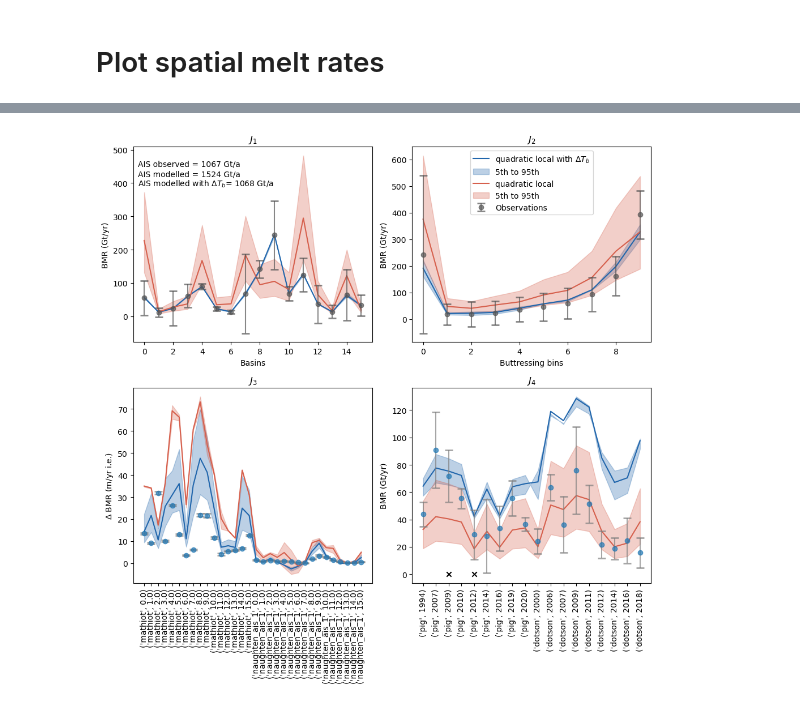
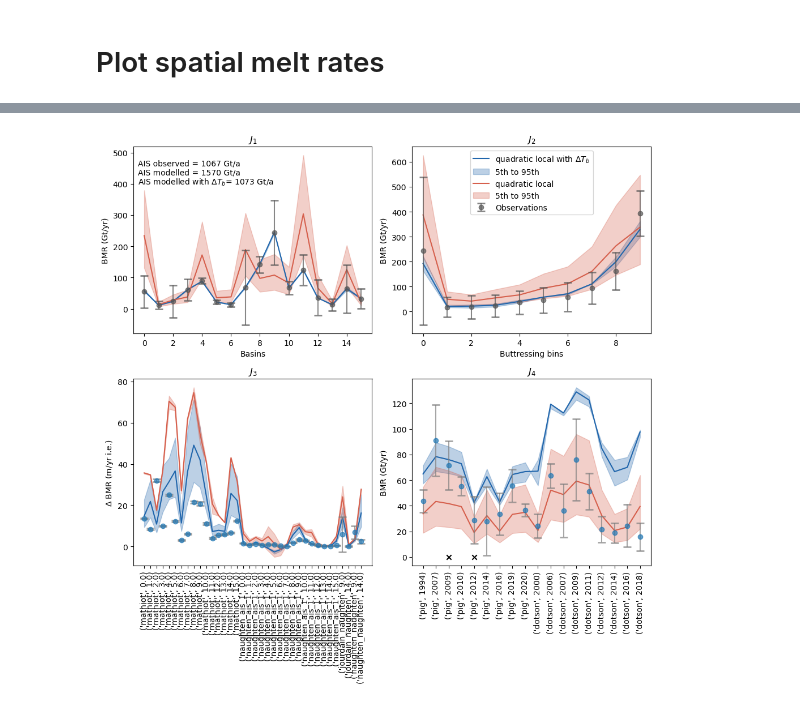
Before and after one commit to ismip/ismip7-antarctic-ocean-forcing, a Jupyter notebook: parameterisations/parameter_selection_quadratic_example.ipynb, the cells around one changed output, grey strips where cells are left out. Drawn from its saved outputs; the diff is of its cells as text; code cells hidden in the pictures.

Commit message:
Update quadratic example with new modelling target data

```diff
--- a/parameterisations/parameter_selection_quadratic_example.ipynb
+++ b/parameterisations/parameter_selection_quadratic_example.ipynb
@@ -452,8 +464,11 @@ t3_weights = xr.DataArray(
             "basins": t3_model.basins.values}
 )
 
-# only use mathiot, and naughten_ais_1
-t3_weights = t3_weights.where((t3_weights.model == "mathiot") | (t3_weights.model == "naughten_ais_1"), other=0)
+# only use mathiot, naughten_ais_1, jourdain_naughten and naughten_naughten
+t3_weights = t3_weights.where(
+    (t3_weights.model == "mathiot") | (t3_weights.model == "naughten_ais_1") |
+    (t3_weights.model == "jourdain_naughten") | (t3_weights.model == "naughten_naughten")
+    , other=0)
 
 # Test other weights, for example:
 #t3_weights = t3_weights.where(t3_weights.model == "timmermann", other=0)
@@ -462,10 +477,8 @@ t3_weights = t3_weights.where((t3_weights.model == "mathiot") | (t3_weights.mode
 #                               (t1_weights.basins==14) |
 #                               (t1_weights.basins==7) |
 #                               (t1_weights.basins==4), other=0)
-#
 # Only sample Amundsen Sea
 #t3_weights = t3_weights.where( (t1_weights.basins==9) , other=0)
-#
 # Remove term 3 completely
 #t3_weights = t3_weights*0
 # %%
@@ -1148,3 +1177,22 @@ Naughten_FESOM_ACCESS_warm_
+# %%
+# set outside of Weddell Sea to nan
+for model in ["timmermann","naughten_ws_1", "naughten_ws_2"]:
+    cold_results = cold_results.where( (cold_results.model!=model )| (cold_results.basins == 14), np.nan)
+    warm_results = warm_results.where( (warm_results.model!=model )| (warm_results.basins == 14), np.nan)
+
+
+# set outside of ASE to nan
+for model in ["naughten_ase_1","naughten_ase_2","naughten_ase_3","naughten_ase_4",
+             "naughten_ase_5","naughten_ase_6","naughten_ase_7","naughten_ase_8",
+             "naughten_ase_9","naughten_ase_10",]:
+    cold_results = cold_results.where( (cold_results.model!=model )| (cold_results.basins == 9), np.nan)
+    warm_results = warm_results.where( (warm_results.model!=model )| (warm_results.basins == 9), np.nan)
+
+
+# set outside of ASE and FRIS
+for model in ["jourdain_naughten","naughten_naughten",]:
+    cold_results = cold_results.where( (cold_results.model!=model )| (cold_results.basins == 9) | (cold_results.basins == 14), np.nan)
+    warm_results = warm_results.where( (warm_results.model!=model )| (warm_results.basins == 9) | (warm_results.basins == 14), np.nan)
 # %%
 # Apply deltaT to ocean observations term
 
@@ -1360,13 +1408,13 @@ t3_model_p50, _, _ = calculate_term3(
 t3_model_p95, _, _ = calculate_term3(
     cold_results.isel(K=2),warm_results.isel(K=2), cold_target, warm_target, mask_m, basins_m.basins)
 
-t3_stack_05 = t3_model_p05.sel(model=['mathiot','naughten_ais_1'] ).stack(modelbasin=('model','basins')).dropna(dim='modelbasin')
-t3_stack_ndT_05 = t3_model_ndT_05.sel(model=['mathiot','naughten_ais_1'] ).stack(modelbasin=('model','basins')).dropna(dim='modelbasin')
+t3_stack_05 = t3_model_p05.sel(model=['mathiot','naughten_ais_1','jourdain_naughten','naughten_naughten'] ).stack(modelbasin=('model','basins')).dropna(dim='modelbasin')
+t3_stack_ndT_05 = t3_model_ndT_05.sel(model=['mathiot','naughten_ais_1','jourdain_naughten','naughten_naughten'] ).stack(modelbasin=('model','basins')).dropna(dim='modelbasin')
 
-t3_stack_50 = t3_model_p50.sel(model=['mathiot','naughten_ais_1'] ).stack(modelbasin=('model','basins')).dropna(dim='modelbasin')
-t3_stack_ndT_50 = t3_model_ndT_50.sel(model=['mathiot','naughten_ais_1'] ).stack(modelbasin=('model','basins')).dropna(dim='modelbasin')
-t3_stack_95 = t3_model_p95.sel(model=['mathiot','naughten_ais_1'] ).stack(modelbasin=('model','basins')).dropna(dim='modelbasin')
-t3_stack_ndT_95 = t3_model_ndT_95.sel(model=['mathiot','naughten_ais_1'] ).stack(modelbasin=('model','basins')).dropna(dim='modelbasin')
+t3_stack_50 = t3_model_p50.sel(model=['mathiot','naughten_ais_1','jourdain_naughten','naughten_naughten'] ).stack(modelbasin=('model','basins')).dropna(dim='modelbasin')
+t3_stack_ndT_50 = t3_model_ndT_50.sel(model=['mathiot','naughten_ais_1','jourdain_naughten','naughten_naughten'] ).stack(modelbasin=('model','basins')).dropna(dim='modelbasin')
+t3_stack_95 = t3_model_p95.sel(model=['mathiot','naughten_ais_1','jourdain_naughten','naughten_naughten'] ).stack(modelbasin=('model','basins')).dropna(dim='modelbasin')
+t3_stack_ndT_95 = t3_model_ndT_95.sel(model=['mathiot','naughten_ais_1','jourdain_naughten','naughten_naughten'] ).stack(modelbasin=('model','basins')).dropna(dim='modelbasin')
 
 
 ax.plot(range(len(t3_stack_50.modelbasin)),
@@ -1379,8 +1427,8 @@ ax.fill_between(range(len(t3_stack_ndT_50.modelbasin)),t3_stack_ndT_05/ice_densi
 
 
 ax.errorbar(range(len(t3_stack_ndT_50.modelbasin)),
-            t3_obs_mean_ndT.sel(model=['mathiot','naughten_ais_1'] ).stack(modelbasin=('model','basins')).dropna(dim='modelbasin')/ice_density,
-            xerr=None, yerr=t3_obs_sigma_ndT.sel(model=['mathiot','naughten_ais_1'] ).stack(modelbasin=('model','basins')).dropna(dim='modelbasin')/ice_density,
+            t3_obs_mean_ndT.sel(model=['mathiot','naughten_ais_1','jourdain_naughten','naughten_naughten'] ).stack(modelbasin=('model','basins')).dropna(dim='modelbasin')/ice_density,
+            xerr=None, yerr=t3_obs_sigma_ndT.sel(model=['mathiot','naughten_ais_1','jourdain_naughten','naughten_naughten'] ).stack(modelbasin=('model','basins')).dropna(dim='modelbasin')/ice_density,
              fmt='o', capsize=5, capthick=2,
              ecolor='gray', alpha=0.7, label='target')
 ax.set_ylabel('$\Delta$ BMR (m/yr i.e.)')
@@ -1419,31 +1467,31 @@ ds_flat_95 = t4_model_p95.stack(region_year=("region", "year")).dropna(dim='regi
 
 ax.plot(range(len(ds_flat_50.year)),ds_flat_50.values , label=label_wdT, color=color_wcorrection)
 ax.fill_between(range(len(ds_flat_50.year)),ds_flat_05.values, ds_flat_95.values, color=color_wcorrection, alpha=0.3, label='5th to 95th')
 
 ax.plot(range(len(ds_flat_ndT_50.year)),ds_flat_ndT_50.values , label=label_wodT, color=color_wocorrection)
 ax.fill_between(range(len(ds_flat_ndT_50.year)),ds_flat_ndT_05.values, ds_flat_ndT_95.values, color=color_wocorrection, alpha=0.3, label='5th to 95th')
 
 
 ax.errorbar(range(len(ds_flat_50.year)),
             t4_obs_mean.stack(region_year=('region','year')).dropna(dim='region_year'),
             xerr=None,
             yerr=t4_obs_sigma.stack(region_year=('region','year')).dropna(dim='region_year'),
              fmt='o', capsize=5, capthick=2,
              ecolor='gray', alpha=0.7, label='target')
 ax.set_ylabel('BMR (Gt/yr)')
 ax.set_xticks(range(len(ds_flat_50.region_year)))
 ax.set_xticklabels(ds_flat_50.region_year.values, rotation=90)
 ax.set_title(r'$J_4$')
 #ax.legend()
 ax.scatter([2,4], [0,0], marker='x', color='black')
 
 # Add overall title
 #fig.suptitle('K='+str(K), fontsize=16)
 
 plt.tight_layout()
 
 plt.savefig(os.path.join(figure_dir,'Optimise_quadratic_allK_Terms.png'))
 
 plt.show()
 # %% [output]
-[figure, old version]
+[figure, new version]
```
Also changed, not shown: parts of 22 cells of this notebook.
